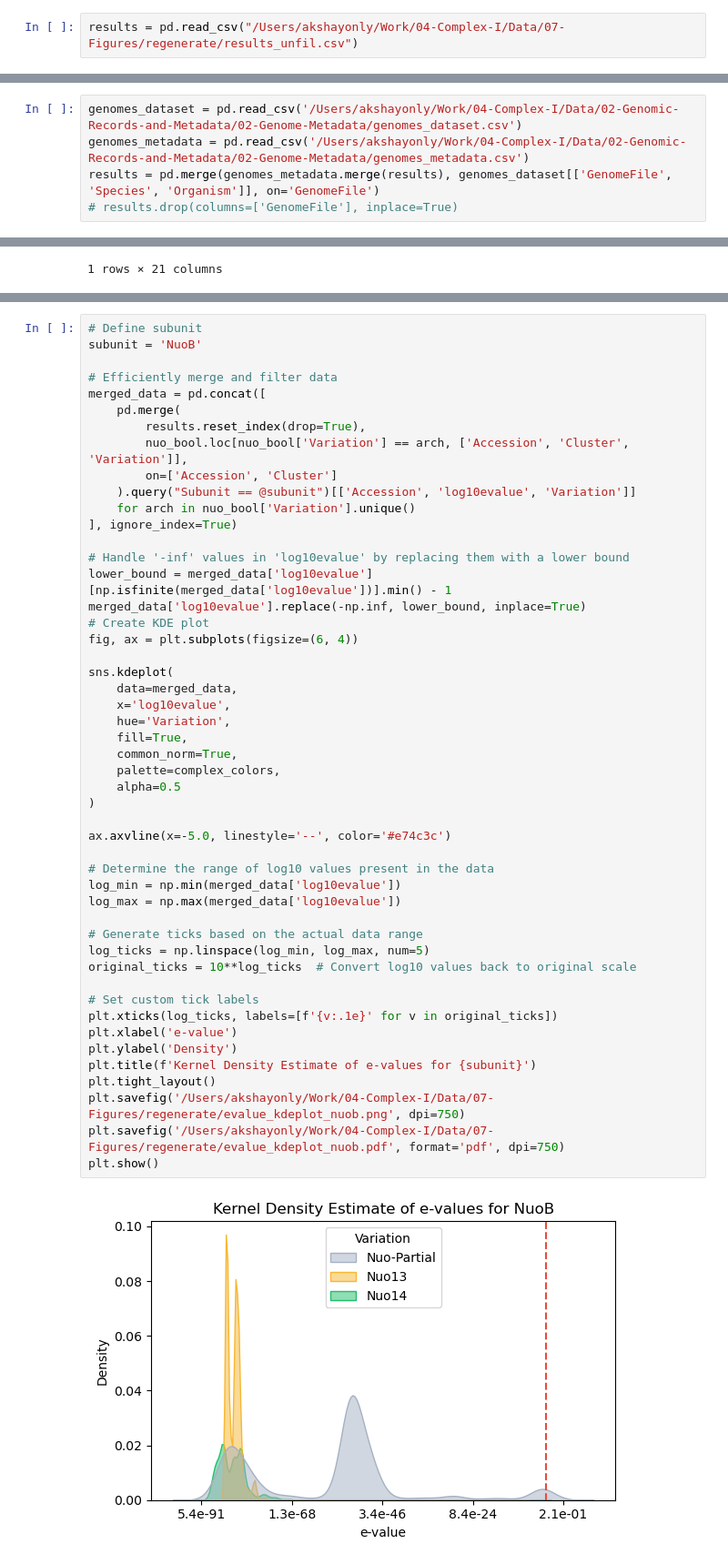
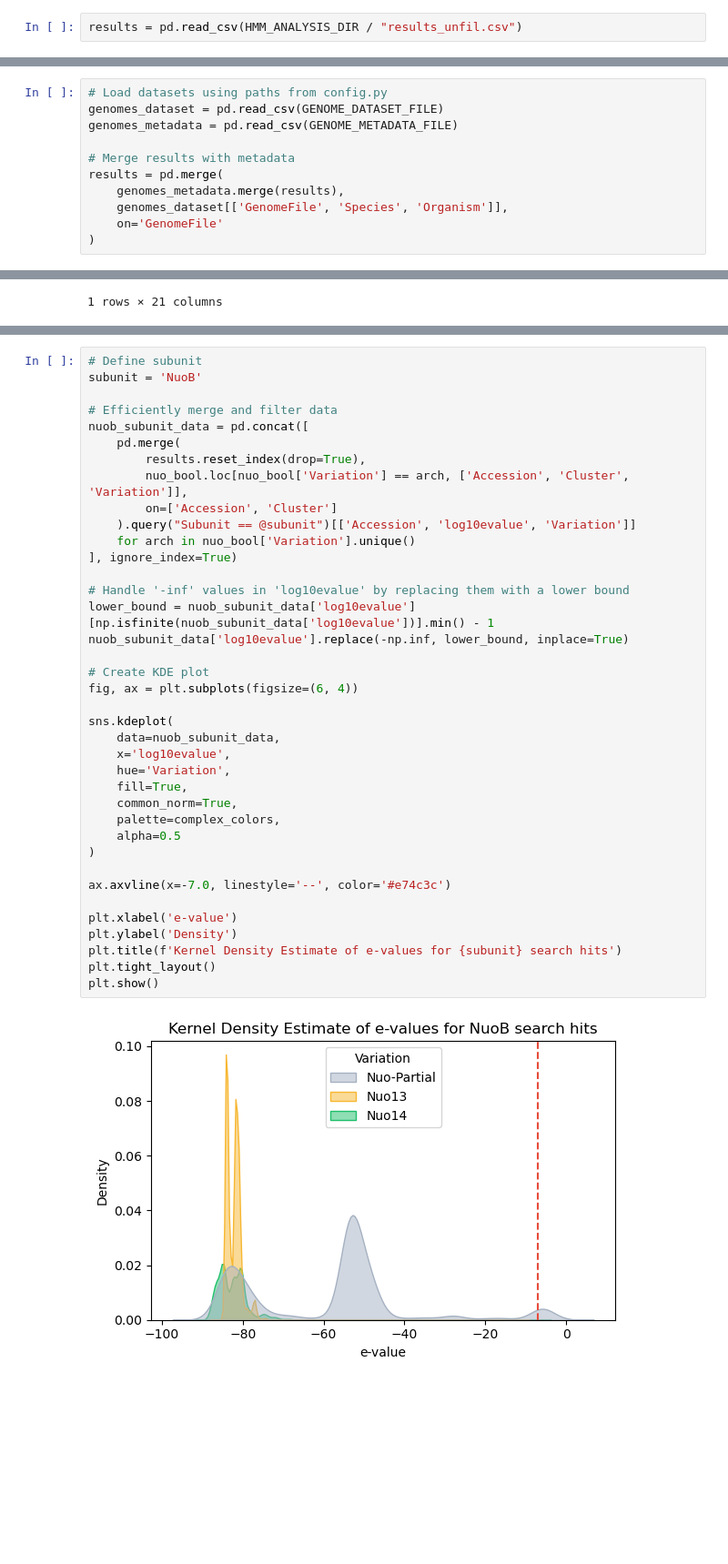
Before and after one commit to Anand-Research-Group/complex-I, a Jupyter notebook: notebooks/post_search_03.ipynb, the cells around one changed output, grey strips where cells are left out. Shown: that part at 91% size. Saved outputs shown, nothing was run; the diff lists cells and outputs as text; blank space fills up the shorter version.

Commit message:
relative paths

```diff
--- a/notebooks/post_search_03.ipynb
+++ b/notebooks/post_search_03.ipynb
@@ -13,5 +14,5 @@ from complex_i_analysis import cluster_hits_with_strand, generate_subunit_data,
 import warnings
 warnings.filterwarnings('ignore')
 # %%
-results = pd.read_csv("/Users/akshayonly/Work/04-Complex-I/Data/07-Figures/regenerate/results_unfil.csv")
+results = pd.read_csv(HMM_ANALYSIS_DIR / "results_unfil.csv")
 # %%
@@ -24,8 +24,14 @@ output_dir = "/Users/akshayonly/Work/04-Complex-I/Data/07-Figures/regenerate"
 # %%
-genomes_dataset = pd.read_csv('/Users/akshayonly/Work/04-Complex-I/Data/02-Genomic-Records-and-Metadata/02-Genome-Metadata/genomes_dataset.csv')
-genomes_metadata = pd.read_csv('/Users/akshayonly/Work/04-Complex-I/Data/02-Genomic-Records-and-Metadata/02-Genome-Metadata/genomes_metadata.csv')
-results = pd.merge(genomes_metadata.merge(results), genomes_dataset[['GenomeFile', 'Species', 'Organism']], on='GenomeFile')
-# results.drop(columns=['GenomeFile'], inplace=True)
+# Load datasets using paths from config.py
+genomes_dataset = pd.read_csv(GENOME_DATASET_FILE)
+genomes_metadata = pd.read_csv(GENOME_METADATA_FILE)
+
+# Merge results with metadata
+results = pd.merge(
+    genomes_metadata.merge(results),
+    genomes_dataset[['GenomeFile', 'Species', 'Organism']],
+    on='GenomeFile'
+)
 # %%
 results.head(2)
 # %% [output]
@@ -101,49 +164,38 @@ nuo_bool.head(1)
 subunit = 'NuoB'
 
 # Efficiently merge and filter data
-merged_data = pd.concat([
+nuob_subunit_data = pd.concat([
     pd.merge(
         results.reset_index(drop=True),
         nuo_bool.loc[nuo_bool['Variation'] == arch, ['Accession', 'Cluster', 'Variation']],
         on=['Accession', 'Cluster']
     ).query("Subunit == @subunit")[['Accession', 'log10evalue', 'Variation']]
     for arch in nuo_bool['Variation'].unique()
 ], ignore_index=True)
 
 # Handle '-inf' values in 'log10evalue' by replacing them with a lower bound
-lower_bound = merged_data['log10evalue'][np.isfinite(merged_data['log10evalue'])].min() - 1
-merged_data['log10evalue'].replace(-np.inf, lower_bound, inplace=True)
+lower_bound = nuob_subunit_data['log10evalue'][np.isfinite(nuob_subunit_data['log10evalue'])].min() - 1
+nuob_subunit_data['log10evalue'].replace(-np.inf, lower_bound, inplace=True)
+
 # Create KDE plot
 fig, ax = plt.subplots(figsize=(6, 4))
 
 sns.kdeplot(
-    data=merged_data,
+    data=nuob_subunit_data,
     x='log10evalue',
     hue='Variation',
     fill=True,
     common_norm=True,
     palette=complex_colors,
     alpha=0.5
 )
 
-ax.axvline(x=-5.0, linestyle='--', color='#e74c3c')
+ax.axvline(x=-7.0, linestyle='--', color='#e74c3c')
 
-# Determine the range of log10 values present in the data
-log_min = np.min(merged_data['log10evalue'])
-log_max = np.max(merged_data['log10evalue'])
-
-# Generate ticks based on the actual data range
-log_ticks = np.linspace(log_min, log_max, num=5)
-original_ticks = 10**log_ticks  # Convert log10 values back to original scale
-
-# Set custom tick labels
-plt.xticks(log_ticks, labels=[f'{v:.1e}' for v in original_ticks])
 plt.xlabel('e-value')
 plt.ylabel('Density')
-plt.title(f'Kernel Density Estimate of e-values for {subunit}')
+plt.title(f'Kernel Density Estimate of e-values for {subunit} search hits')
 plt.tight_layout()
-plt.savefig('/Users/akshayonly/Work/04-Complex-I/Data/07-Figures/regenerate/evalue_kdeplot_nuob.png', dpi=750)
-plt.savefig('/Users/akshayonly/Work/04-Complex-I/Data/07-Figures/regenerate/evalue_kdeplot_nuob.pdf', format='pdf', dpi=750)
 plt.show()
 # %% [output]
-[figure, old version]
+[figure, new version]
```
Also changed, not shown: parts of 9 cells of this notebook, 9 other files.
